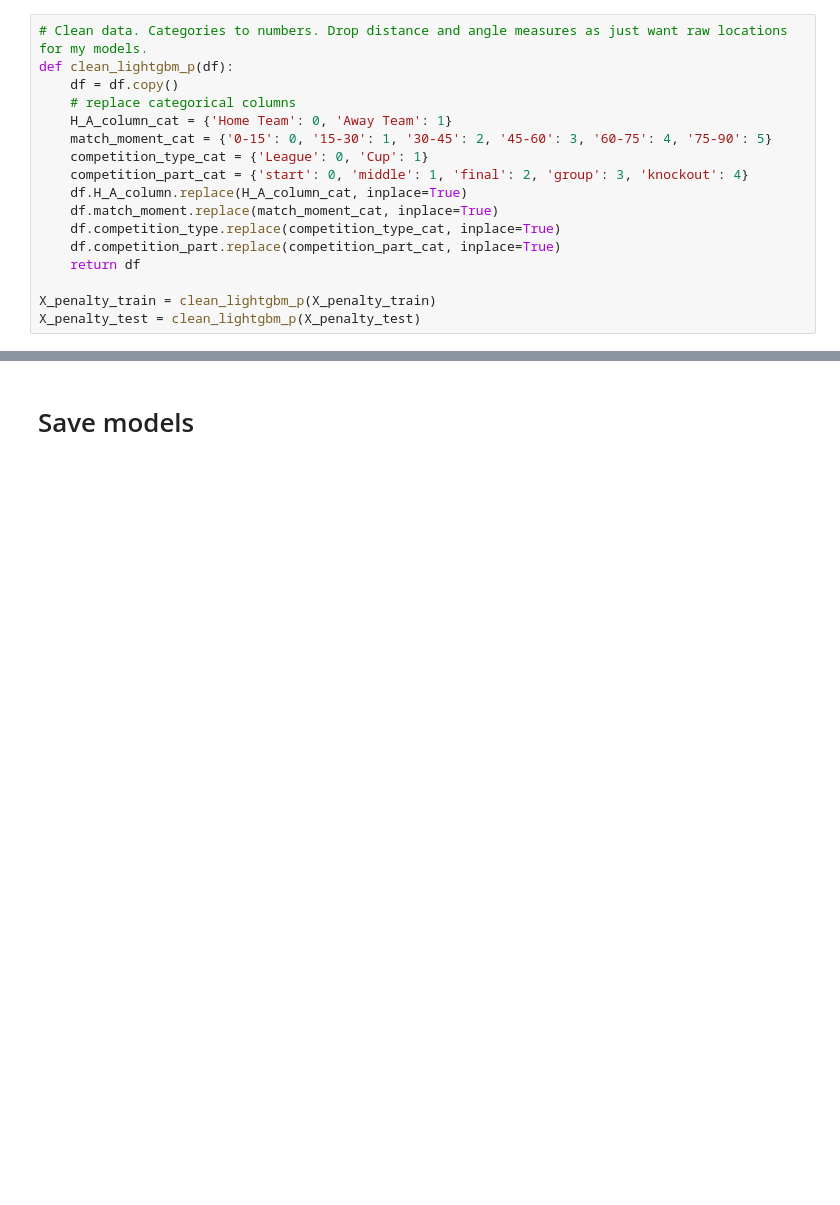
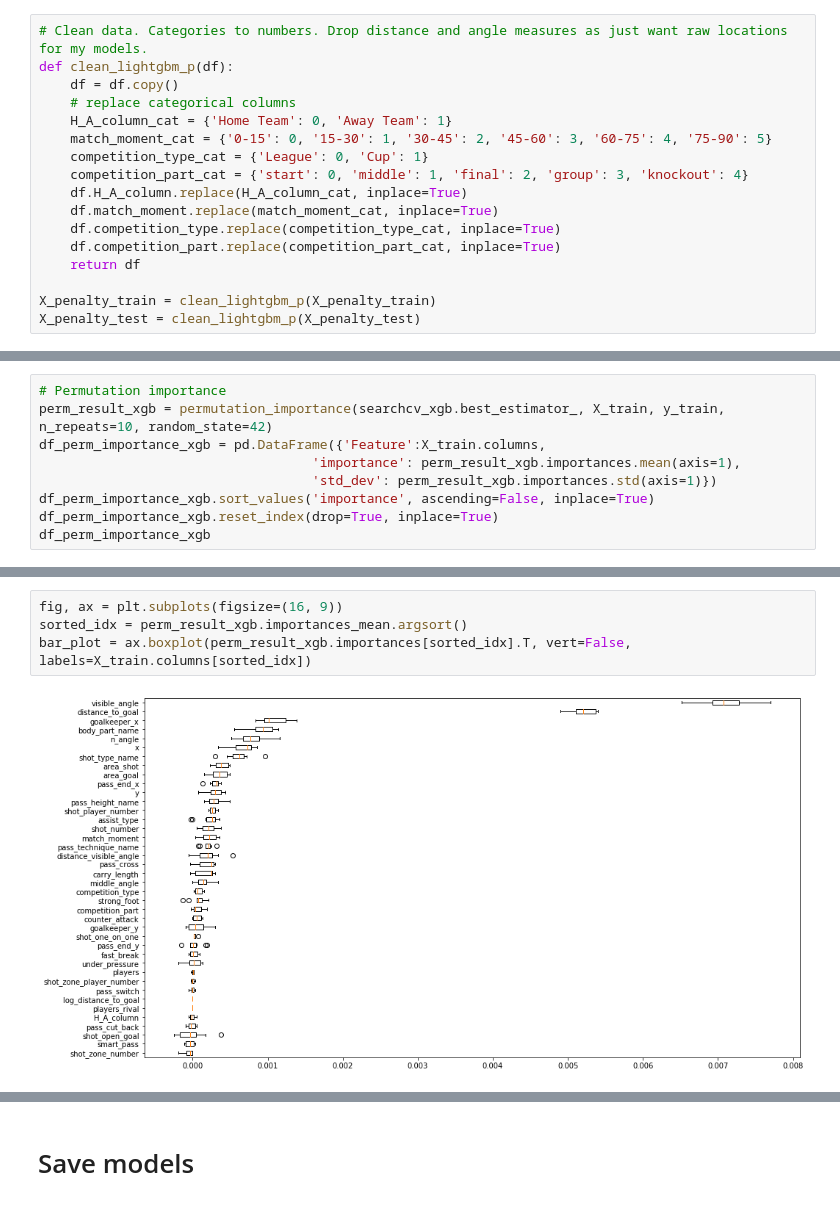
Before and after one commit to SergiRuizUNIR/TFG, a Jupyter notebook: 12_xG_Model_XGB.ipynb, the cells around one changed output, grey strips where cells are left out. Cells and saved outputs as stored; diff of their text form; blank space fills up the shorter version.

```diff
--- a/12_xG_Model_XGB.ipynb
+++ b/12_xG_Model_XGB.ipynb
@@ -214,0 +156,9 @@ bar_plot = ax.boxplot(perm_result_p.importances[sorted_idx].T, vert=False, label
+# %%
+# Permutation importance
+perm_result_xgb = permutation_importance(searchcv_xgb.best_estimator_, X_train, y_train, n_repeats=10, random_state=42)
+df_perm_importance_xgb = pd.DataFrame({'Feature':X_train.columns,
+                                   'importance': perm_result_xgb.importances.mean(axis=1),
+                                   'std_dev': perm_result_xgb.importances.std(axis=1)})
+df_perm_importance_xgb.sort_values('importance', ascending=False, inplace=True)
+df_perm_importance_xgb.reset_index(drop=True, inplace=True)
+df_perm_importance_xgb
@@ -214,0 +183,6 @@ bar_plot = ax.boxplot(perm_result_p.importances[sorted_idx].T, vert=False, label
+# %%
+fig, ax = plt.subplots(figsize=(16, 9))
+sorted_idx = perm_result_xgb.importances_mean.argsort()
+bar_plot = ax.boxplot(perm_result_xgb.importances[sorted_idx].T, vert=False, labels=X_train.columns[sorted_idx])
+# %% [output]
+[figure, added]
```
Also changed, not shown: parts of 22 cells of this notebook, 2 other files.
